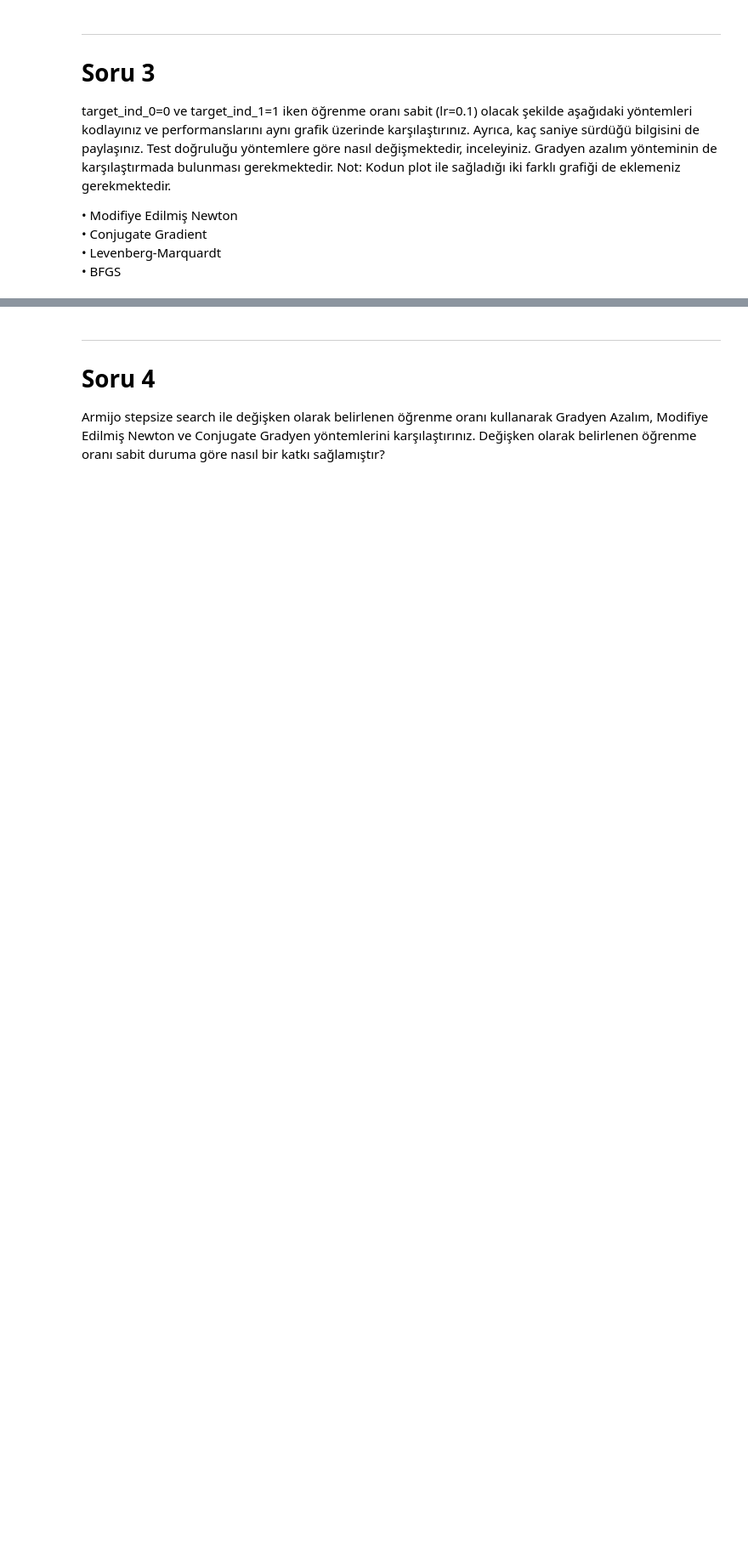
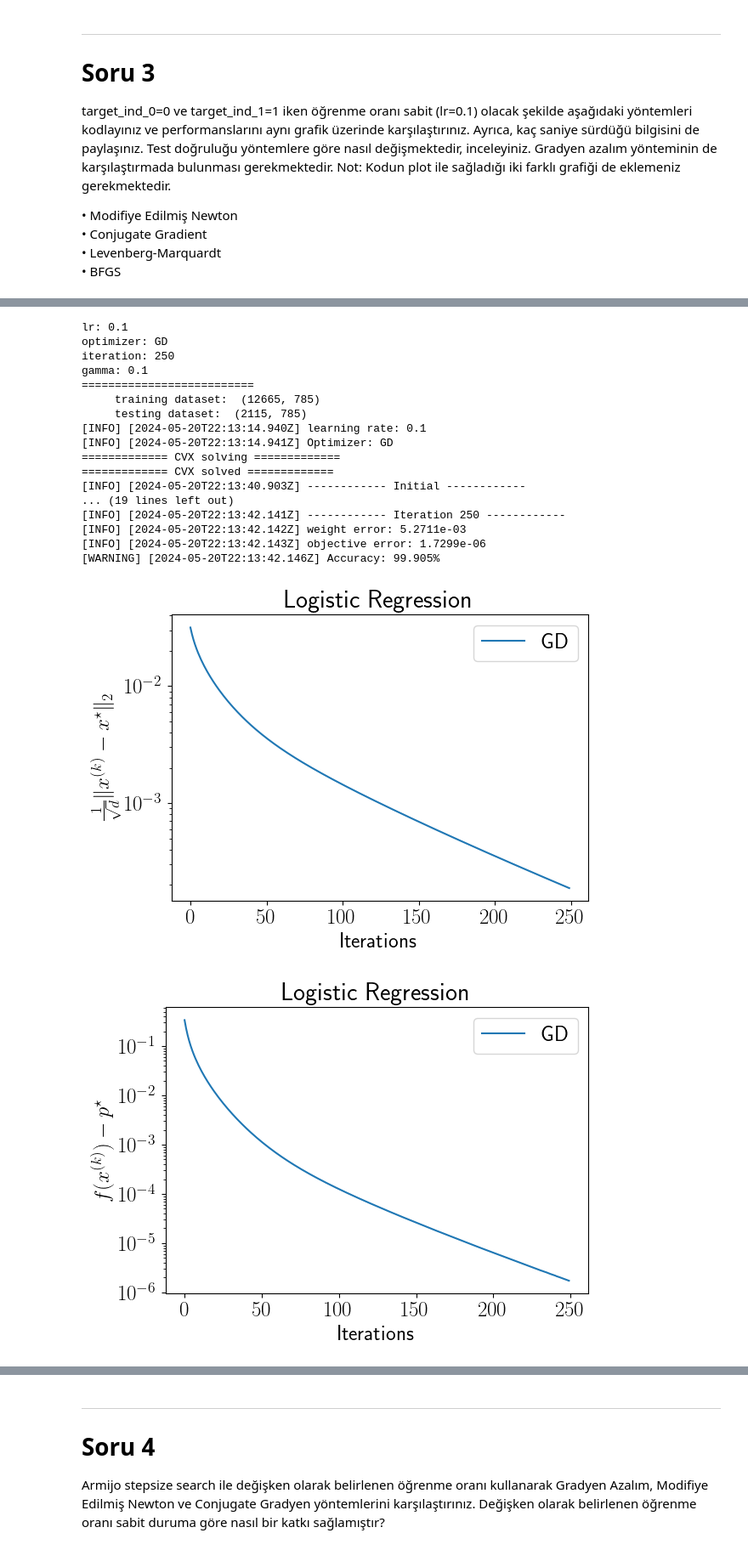
Before and after one commit to ondergormez/BLM6113_Advanced_Optimization, a Jupyter notebook: 02-Homeworks/Homework2/Homework2.ipynb, the cells around one changed output, grey strips where cells are left out. Shown at 85% size. Cells and saved outputs as stored; diff of their text form; code cells hidden in the pictures; blank space fills up the shorter version.

```diff
--- a/02-Homeworks/Homework2/Homework2.ipynb
+++ b/02-Homeworks/Homework2/Homework2.ipynb
@@ -92,0 +150,27 @@ target_ind_0=0 ve target_ind_1=1 iken öğrenme oranı sabit (lr=0.1) olacak şe
+# %%
+import main
+import plot
+from options import args_parser
+import time
+
+
+def print_args(args):
+    for arg in vars(args):
+        if arg != 'f':
+            print(f"{arg}: {getattr(args, arg)}")
+
+
+def run_specified_method(args):
+    print_args(args)
+
+    start_time = time.time()
+    main.main(args)
+    end_time = time.time()
+
+    execution_time = end_time - start_time
+
+    plot.plot_logreg(args)
+
+    print(f"The function took {execution_time:.3f} seconds to run.")
+
+    return execution_time
@@ -92,0 +179,27 @@ target_ind_0=0 ve target_ind_1=1 iken öğrenme oranı sabit (lr=0.1) olacak şe
+# %%
+# Default arguments met gradient descent
+args = args_parser()
+
+# TODO: Uncomment this
+# gd_execution_time = 14.930
+gd_execution_time = run_specified_method(args)
+# %% [output]
+lr: 0.1
+optimizer: GD
+iteration: 250
+gamma: 0.1
+==========================
+     training dataset:  (12665, 785)
+     testing dataset:  (2115, 785)
+[INFO] [2024-05-20T22:13:14.940Z] learning rate: 0.1
+[INFO] [2024-05-20T22:13:14.941Z] Optimizer: GD
+============= CVX solving =============
+============= CVX solved =============
+[INFO] [2024-05-20T22:13:40.903Z] ------------ Initial ------------
+... (19 lines left out)
+[INFO] [2024-05-20T22:13:42.141Z] ------------ Iteration 250 ------------
+[INFO] [2024-05-20T22:13:42.142Z] weight error: 5.2711e-03
+[INFO] [2024-05-20T22:13:42.143Z] objective error: 1.7299e-06
+[WARNING] [2024-05-20T22:13:42.146Z] Accuracy: 99.905%
+[figure, added]
+[figure, added]
```
Also changed, not shown: parts of 25 cells of this notebook.
